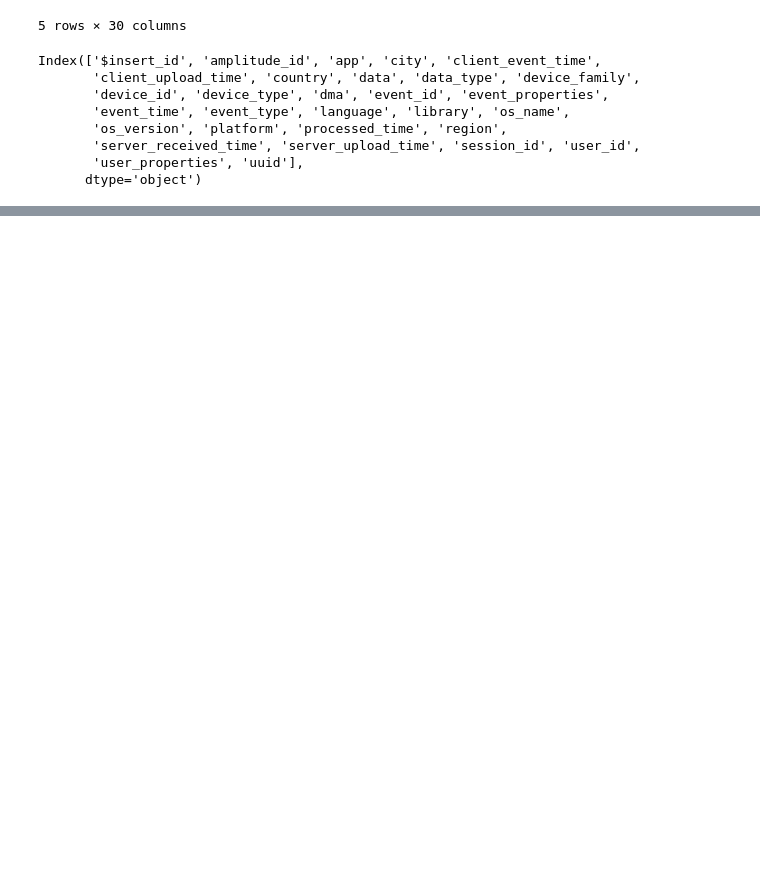
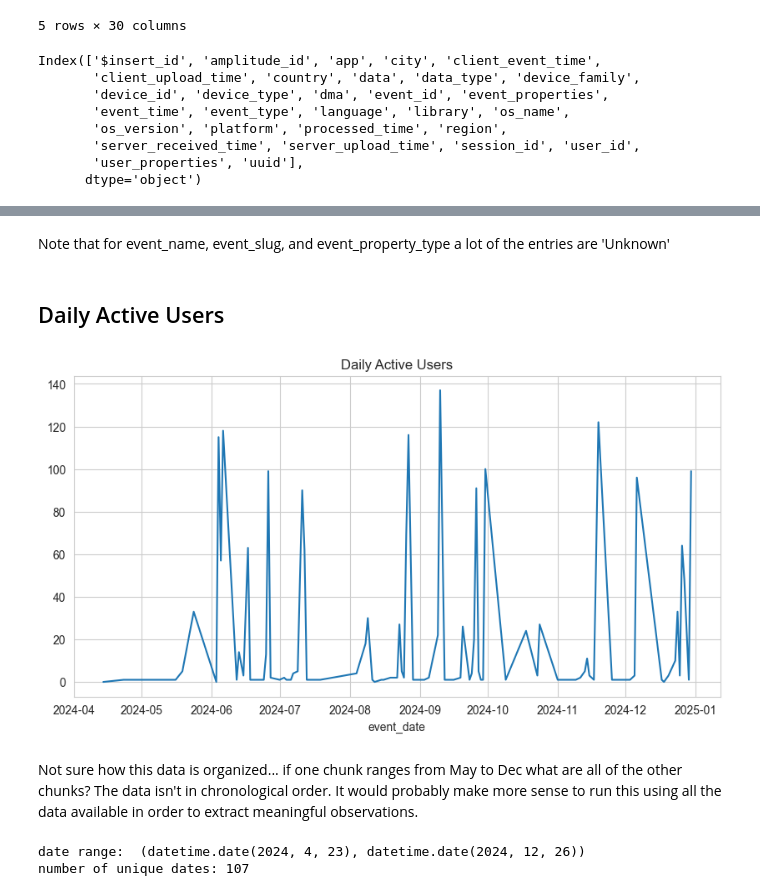
Before and after one commit to adeline-su/cxc2025, a Jupyter notebook: notebooks/julia_eda.ipynb, the cells around one changed output, grey strips where cells are left out. Saved outputs shown, nothing was run; the diff lists cells and outputs as text; code cells hidden in the pictures; blank space fills up the shorter version.

```diff
--- a/notebooks/julia_eda.ipynb
+++ b/notebooks/julia_eda.ipynb
@@ -102,0 +185,23 @@ df["event_weekday"] = df["event_time"].dt.weekday
+# %% [markdown]
+Note that for event_name, event_slug, and event_property_type a lot of the entries are 'Unknown'
+# %% [markdown]
+## Daily Active Users
+# %%
+dau = df.groupby("event_date")["user_id"].nunique() # number of unique user ids per day
+
+# Plot DAU
+import matplotlib.pyplot as plt
+dau.plot(title="Daily Active Users", figsize=(10, 5))
+plt.show()
+# %% [output]
+[figure, added]
+# %% [markdown]
+Not sure how this data is organized... if one chunk ranges from May to Dec what are all of the other chunks? The data isn't in chronological order. It would probably make more sense to run this using all the data available in order to extract meaningful observations.
+# %%
+date_range = (df["event_date"].min(), df["event_date"].max())
+print("date range: ", date_range)
+n_unique_dates = df["event_date"].nunique()
+print("number of unique dates:", n_unique_dates)
+# %% [output]
+date range:  (datetime.date(2024, 4, 23), datetime.date(2024, 12, 26))
+number of unique dates: 107
```
Also changed, not shown: parts of 23 cells of this notebook.
